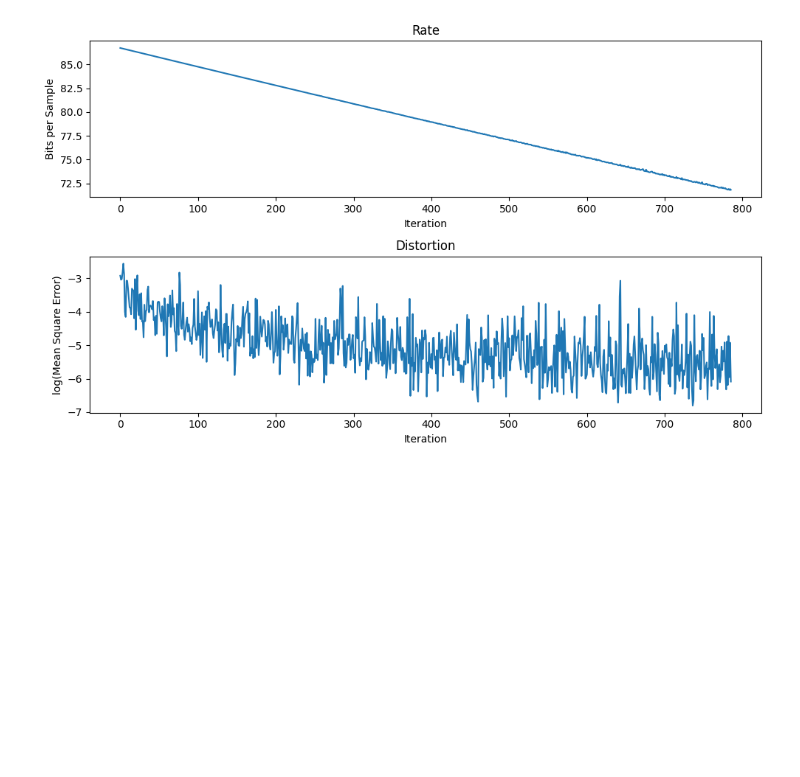
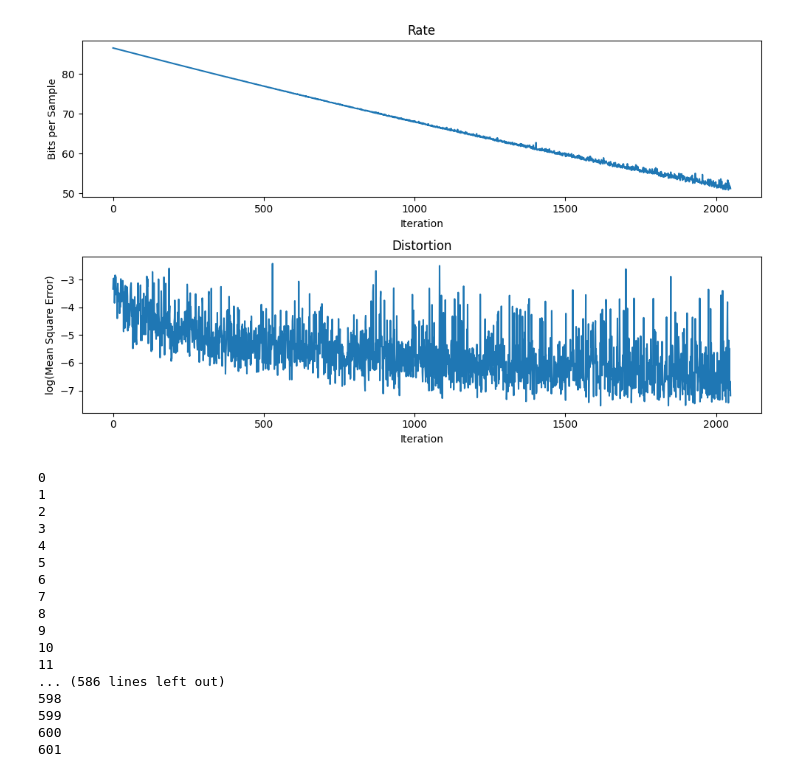
Before and after one commit to danjacobellis/PAC, a Jupyter notebook: audio_train.ipynb, the cells around one changed output. Drawn from its saved outputs; the diff is of its cells as text; code cells hidden in the pictures; blank space fills up the shorter version.

```diff
--- a/audio_train.ipynb
+++ b/audio_train.ipynb
@@ -16,7 +16,7 @@ from compressai.models import CompressionModel
 from compressai.entropy_models import EntropyBottleneck
 from compressai.ops.parametrizers import NonNegativeParametrizer
 # %%
-def analysis_1d(in_channels, out_channels, kernel_size=5, stride=2):
+def analysis_1d(in_channels, out_channels, kernel_size=3, stride=2):
     return nn.Conv1d(
         in_channels,
         out_channels,
@@ -25,7 +25,7 @@ def analysis_1d(in_channels, out_channels, kernel_size=5, stride=2):
         padding=kernel_size // 2,
     )
 # %%
-def synthesis_1d(in_channels, out_channels, kernel_size=5, stride=2):
+def synthesis_1d(in_channels, out_channels, kernel_size=3, stride=2):
     return nn.ConvTranspose1d(
         in_channels,
         out_channels,
@@ -158,7 +155,7 @@ aux_optimizer = optim.AdamW(aux_parameters, lr=1e-3)
 %time
 rate = np.array([])
 distortion = np.array([])
-for i_epoch in range(2):
+for i_epoch in range(20):
     dataloader = DataLoader(preprocessed_dataset, batch_size=6, shuffle=True)
     for i,batch in enumerate(dataloader):
         print(i)
@@ -173,32 +170,49 @@ for i_epoch in range(2):
         # bitrate of the quantized latent
         N, _, L = x.size()
         num_samples = N * L
         bps_loss = torch.log(y_likelihoods).sum() / (-math.log(2) * num_samples)
         rate = np.append(rate,bps_loss.detach().cpu().numpy())
 
         # mean square error
         mse_loss = F.mse_loss(x, x_hat)
         distortion = np.append(distortion,mse_loss.detach().cpu().numpy())
 
         # final loss term
         loss = mse_loss + λ * bps_loss
 
         loss.backward()
         optimizer.step()
 
         aux_loss = net.aux_loss()
         aux_loss.backward()
         aux_optimizer.step()
 
     torch.save({
             'epoch': i,
             'model_state_dict': net.state_dict(),
             'optimizer_state_dict': optimizer.state_dict(),
             'aux_optimizer_state_dict': aux_optimizer.state_dict(),
             'loss': loss,
-        }, f"checkpoint.pth")
+        }, f"checkpoint{i}.pth")
     live_plot(rate,distortion)
     np.save('rate',rate)
     np.save('distortion',distortion)
 # %% [output]
-[figure, old version]
+[figure, new version]
+0
+1
+2
+3
+4
+5
+6
+7
+8
+9
+10
+11
+... (586 lines left out)
+598
+599
+600
+601
```
Also changed, not shown: parts of 2 cells of this notebook, 1 other file.
